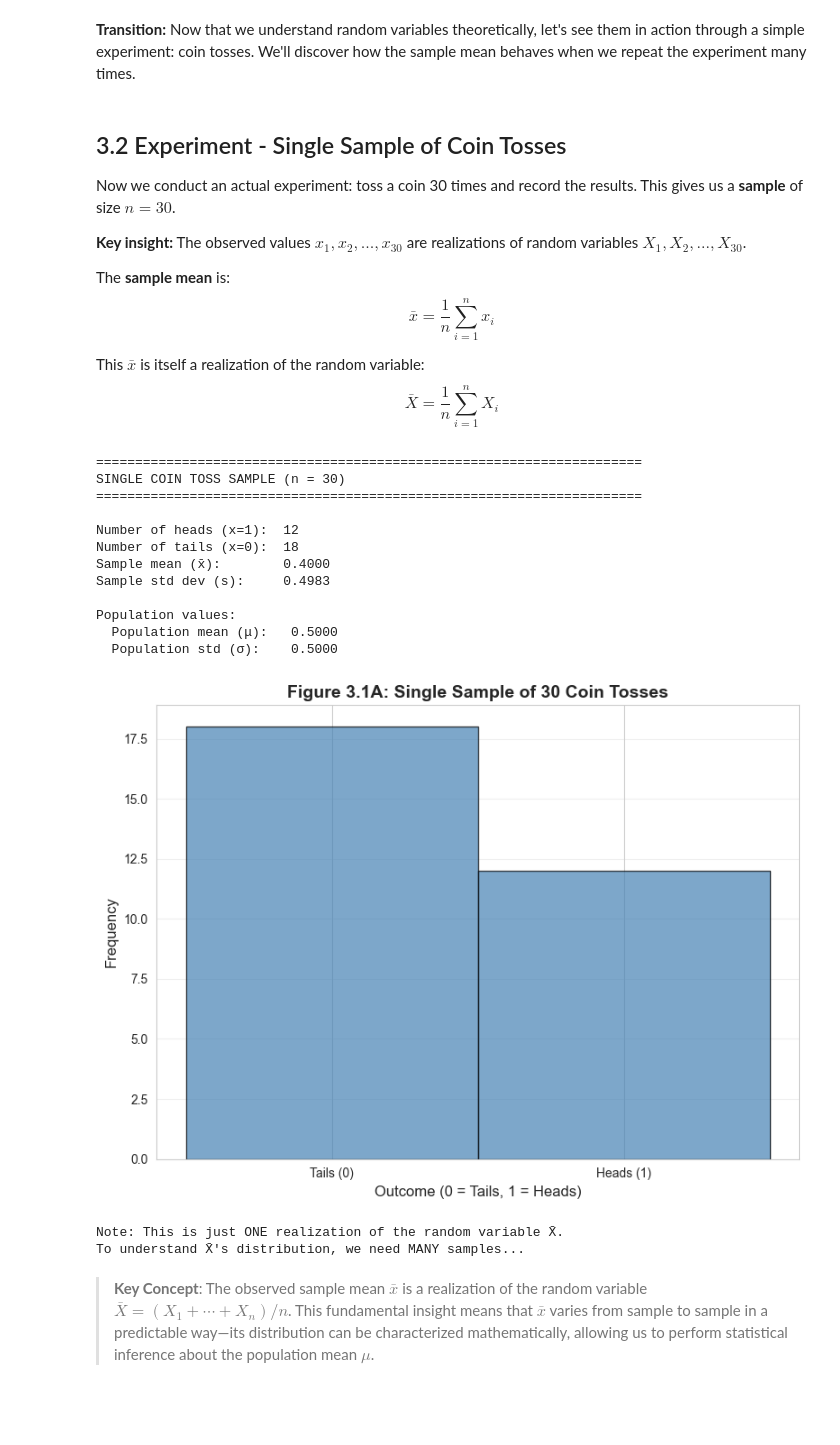
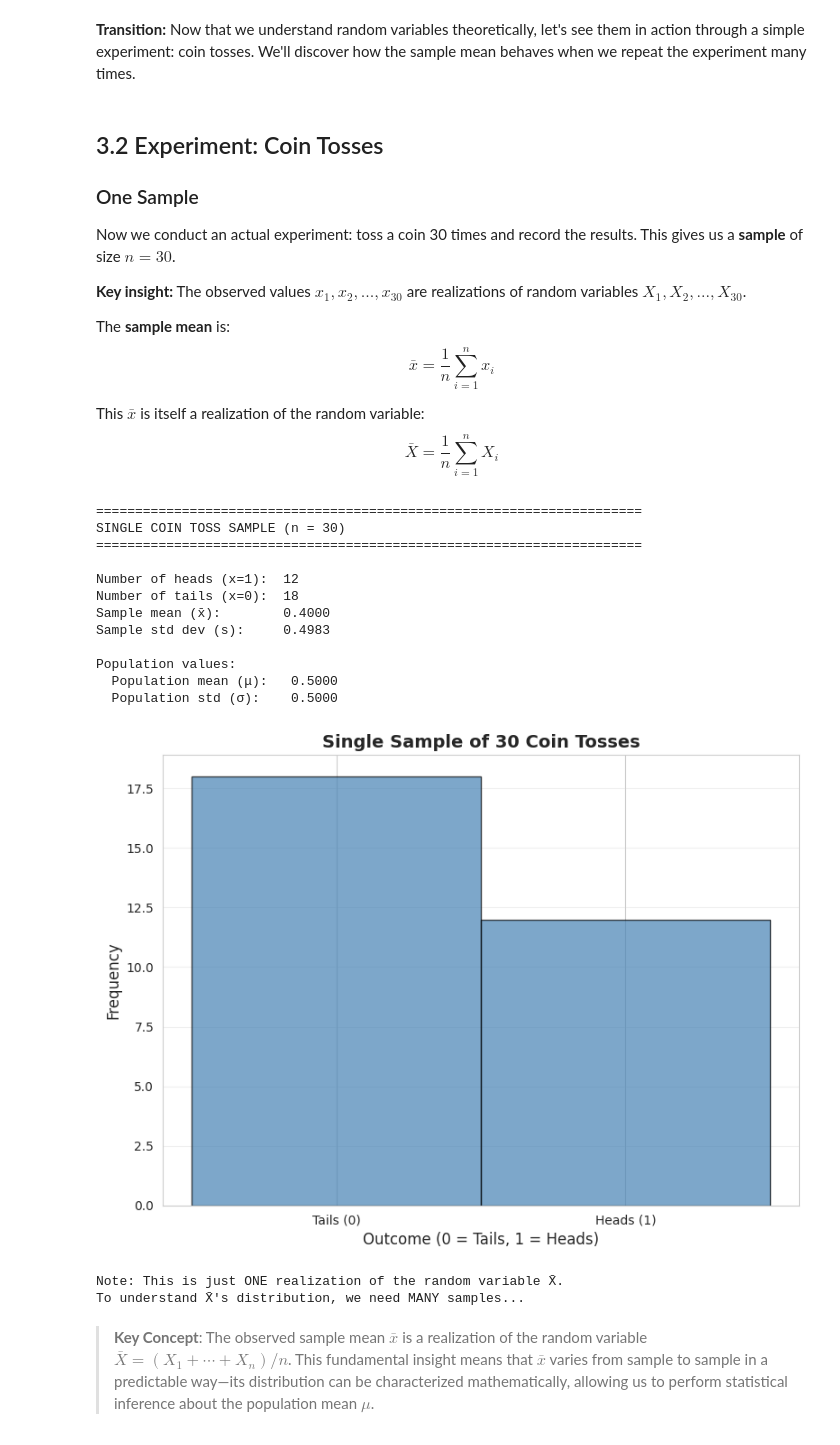
Before and after one commit to quarcs-lab/metricsai, a Jupyter notebook: notebooks_colab/ch03_The_Sample_Mean.ipynb, the cells around one changed output. Cells and saved outputs as stored; diff of their text form; code cells hidden in the pictures; blank space fills up the shorter version.

```diff
--- a/notebooks_colab/ch03_The_Sample_Mean.ipynb
+++ b/notebooks_colab/ch03_The_Sample_Mean.ipynb
@@ -157,7 +157,9 @@ Unfair coin (p = 0.6 for heads):
 
 **Transition:** Now that we understand random variables theoretically, let's see them in action through a simple experiment: coin tosses. We'll discover how the sample mean behaves when we repeat the experiment many times.
 # %% [markdown]
-## 3.2 Experiment - Single Sample of Coin Tosses
+## 3.2 Experiment: Coin Tosses
+
+### One Sample
 
 Now we conduct an actual experiment: toss a coin 30 times and record the results. This gives us a **sample** of size $n = 30$.
 
@@ -186,35 +188,35 @@ print(f"\nPopulation values:")
 print(f"  Population mean (μ):   0.5000")
 print(f"  Population std (σ):    0.5000")
 
 # Visualize single sample
 fig, ax = plt.subplots(figsize=(8, 6))
 ax.hist(x, bins=[-0.5, 0.5, 1.5], edgecolor='black', alpha=0.7, color='steelblue')
 ax.set_xlabel('Outcome (0 = Tails, 1 = Heads)', fontsize=12)
 ax.set_ylabel('Frequency', fontsize=12)
-ax.set_title('Figure 3.1A: Single Sample of 30 Coin Tosses',
+ax.set_title('Single Sample of 30 Coin Tosses',
              fontsize=14, fontweight='bold')
 ax.set_xticks([0, 1])
 ax.set_xticklabels(['Tails (0)', 'Heads (1)'])
 ax.grid(True, alpha=0.3, axis='y')
 plt.tight_layout()
 plt.show()
 
 print("\nNote: This is just ONE realization of the random variable X̄.")
 print("To understand X̄'s distribution, we need MANY samples...")
 # %% [output]
 ======================================================================
 SINGLE COIN TOSS SAMPLE (n = 30)
 ======================================================================
 
 Number of heads (x=1):  12
 Number of tails (x=0):  18
 Sample mean (x̄):        0.4000
 Sample std dev (s):     0.4983
 
 Population values:
   Population mean (μ):   0.5000
   Population std (σ):    0.5000
-[figure, old version]
+[figure, new version]
 Note: This is just ONE realization of the random variable X̄.
 To understand X̄'s distribution, we need MANY samples...
 # %% [markdown]
```
Also changed, not shown: parts of 26 cells of this notebook, 5 other files.
